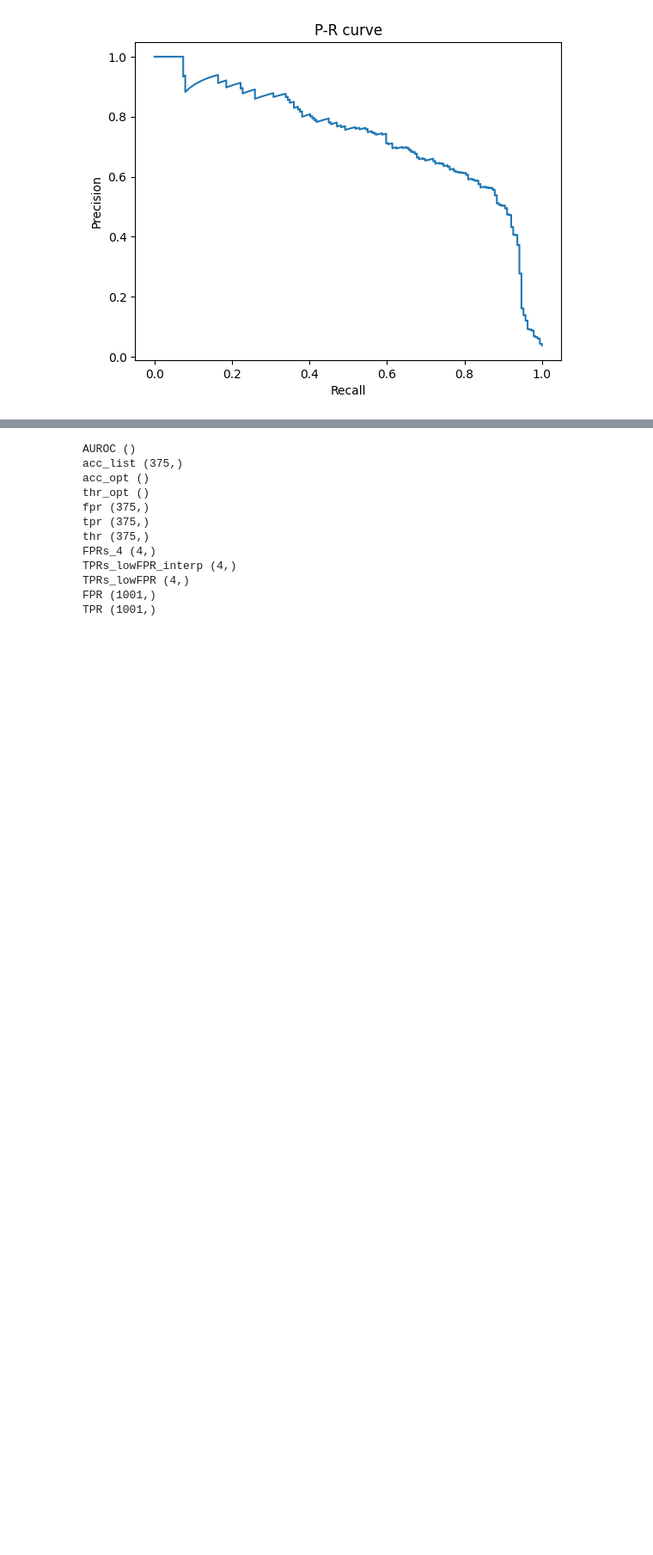
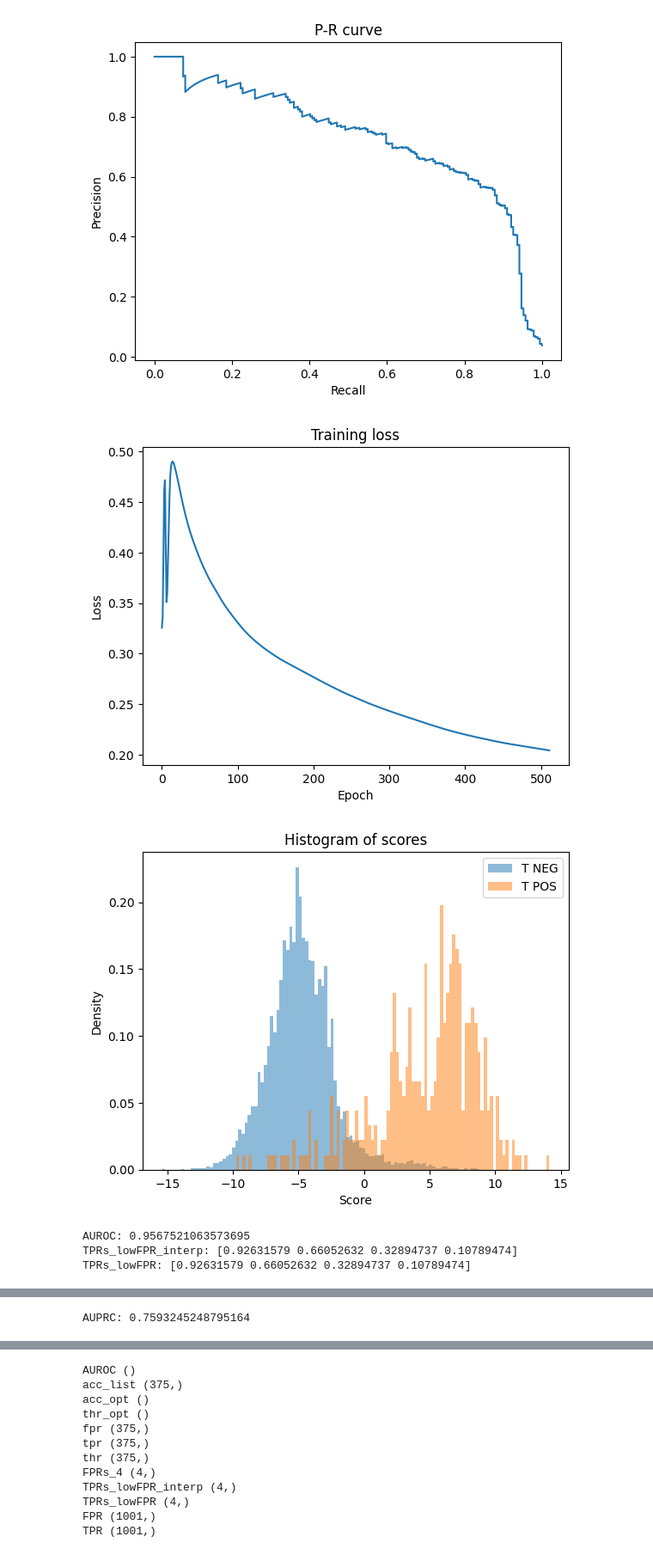
Before and after one commit to WhoTHU/detection_logits, a Jupyter notebook: visualizer.ipynb, the cells around one changed output, grey strips where cells are left out. Shown at 86% size. Saved outputs shown, nothing was run; the diff lists cells and outputs as text; code cells hidden in the pictures; blank space fills up the shorter version.

```diff
--- a/visualizer.ipynb
+++ b/visualizer.ipynb
@@ -84,3 +213,11 @@ TPRs_lowFPR: [0.94708995 0.61375661 0.22222222 0.07407407]
 [figure]
 AUPRC: 0.7294246364146069
 [figure]
+# %%
+inspect_output_at('cache/llama-2-7b/E512_B16_LR3.0e-04_L1R3.0e-04_TRN10000_TEST10000')
+# %% [output]
+[figure, added]
+[figure, added]
+AUROC: 0.9567521063573695
+TPRs_lowFPR_interp: [0.92631579 0.66052632 0.32894737 0.10789474]
+TPRs_lowFPR: [0.92631579 0.66052632 0.32894737 0.10789474]
@@ -86,0 +225 @@ AUPRC: 0.7294246364146069
+AUPRC: 0.7593245248795164
```
Also changed, not shown: parts of 11 cells of this notebook, 3 other files.
